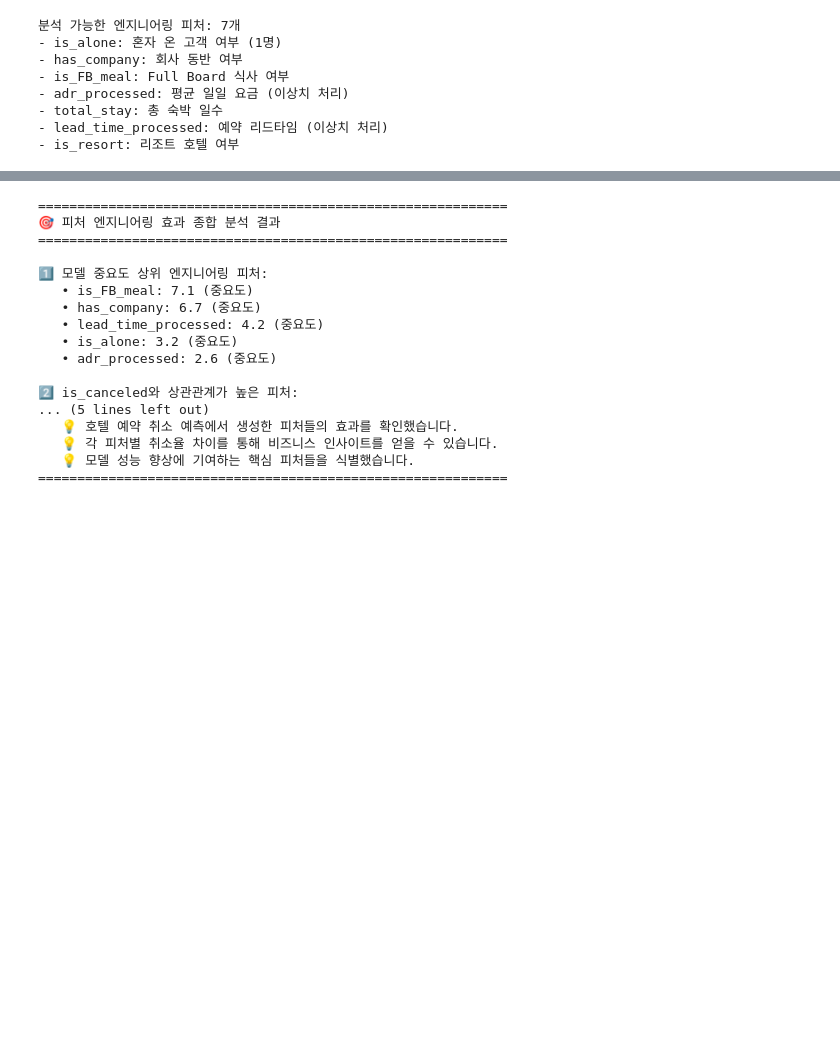
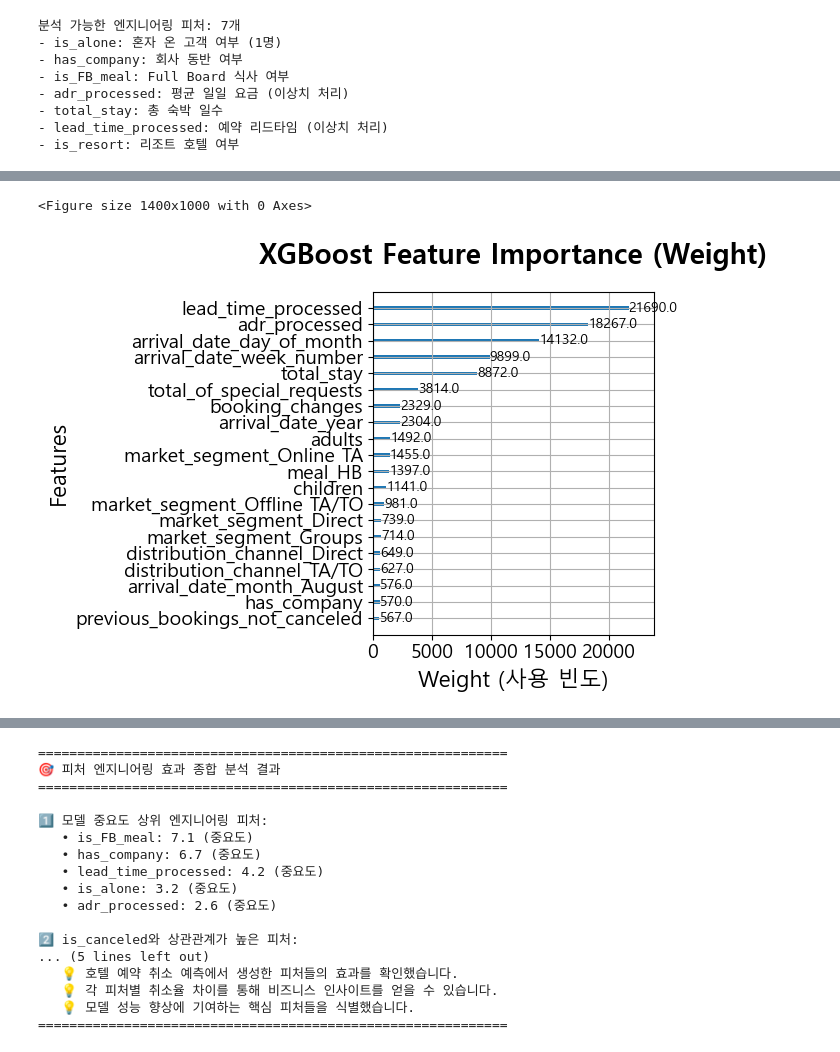
Before and after one commit to SKNETWORKS-FAMILY-AICAMP/SKN18-2nd-5Team, a Jupyter notebook: ML/eda.ipynb, the cells around one changed output, grey strips where cells are left out. Cells and saved outputs as stored; diff of their text form; code cells hidden in the pictures; blank space fills up the shorter version.

```diff
--- a/ML/eda.ipynb
+++ b/ML/eda.ipynb
@@ -418,0 +264,14 @@ for feature, corr in target_corr.items():
+# %%
+# 2. 피처 중요도 - Weight 기준 (개별 출력)
+plt.figure(figsize=(14, 10))
+plot_importance(model, importance_type='weight', max_num_features=20)
+plt.title('XGBoost Feature Importance (Weight)', fontsize=20, fontweight='bold', pad=20)
+plt.xlabel('Weight (사용 빈도)', fontsize=16)
+plt.ylabel('Features', fontsize=16)
+plt.xticks(fontsize=14)
+plt.yticks(fontsize=14)
+plt.tight_layout()
+plt.show()
+# %% [output]
+<Figure size 1400x1000 with 0 Axes>
+[figure, added]
```
Also changed, not shown: parts of 14 cells of this notebook, 1 other file.
